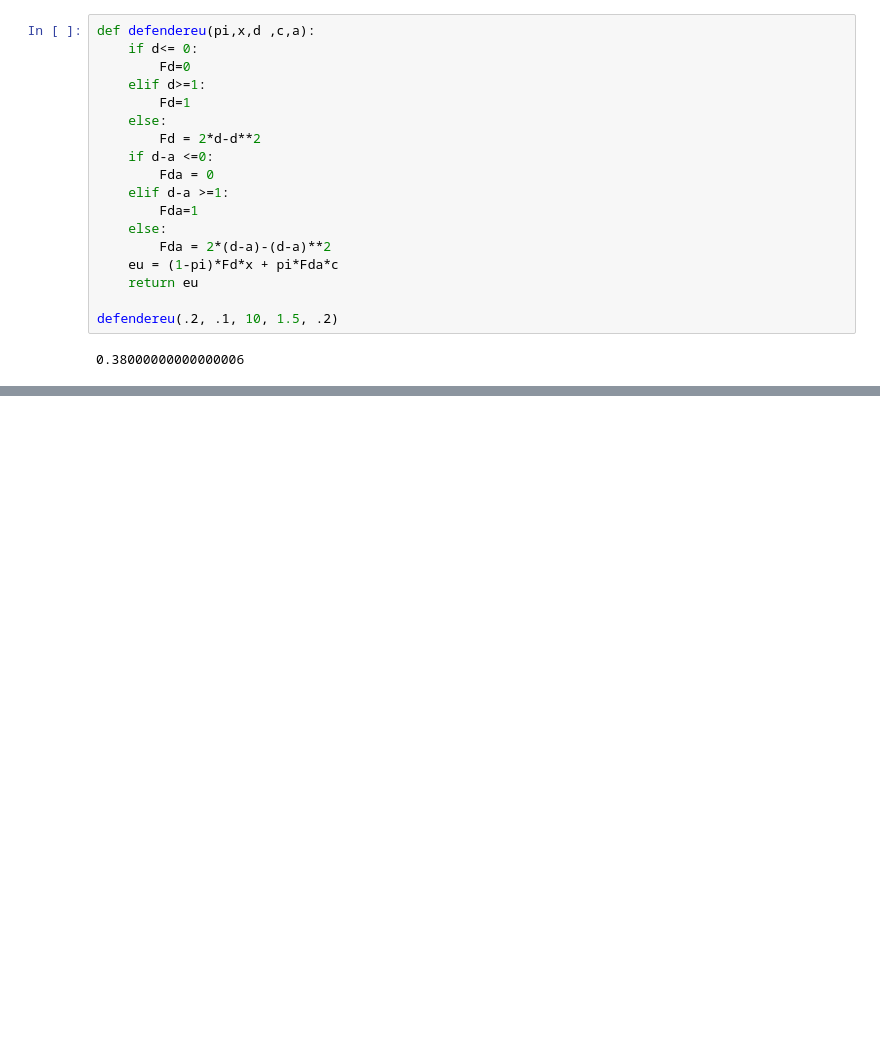
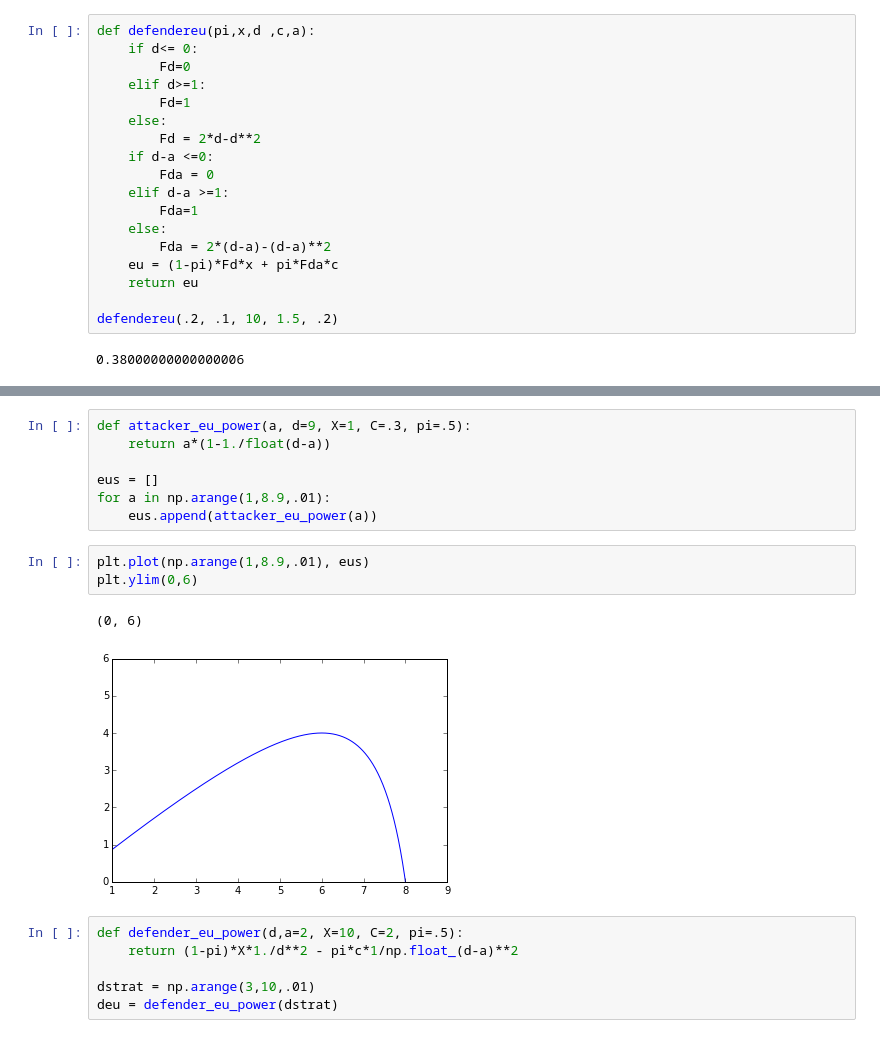
Before and after one commit to j-grana6/Notebooks, a Jupyter notebook: dissertation/ReallySimpleExample.ipynb, the cells around one changed output, grey strips where cells are left out. Drawn from its saved outputs; the diff is of its cells as text; blank space fills up the shorter version.

```diff
--- a/dissertation/ReallySimpleExample.ipynb
+++ b/dissertation/ReallySimpleExample.ipynb
@@ -252,0 +695,19 @@ defendereu(.2, .1, 10, 1.5, .2)
+# %%
+def attacker_eu_power(a, d=9, X=1, C=.3, pi=.5):
+    return a*(1-1./float(d-a))
+
+eus = []
+for a in np.arange(1,8.9,.01):
+    eus.append(attacker_eu_power(a))
+# %%
+plt.plot(np.arange(1,8.9,.01), eus)
+plt.ylim(0,6)
+# %% [output]
+(0, 6)
+[figure, added]
+# %%
+def defender_eu_power(d,a=2, X=10, C=2, pi=.5):
+    return (1-pi)*X*1./d**2 - pi*c*1/np.float_(d-a)**2
+
+dstrat = np.arange(3,10,.01)
+deu = defender_eu_power(dstrat)
```
Also changed, not shown: parts of 91 cells of this notebook.
